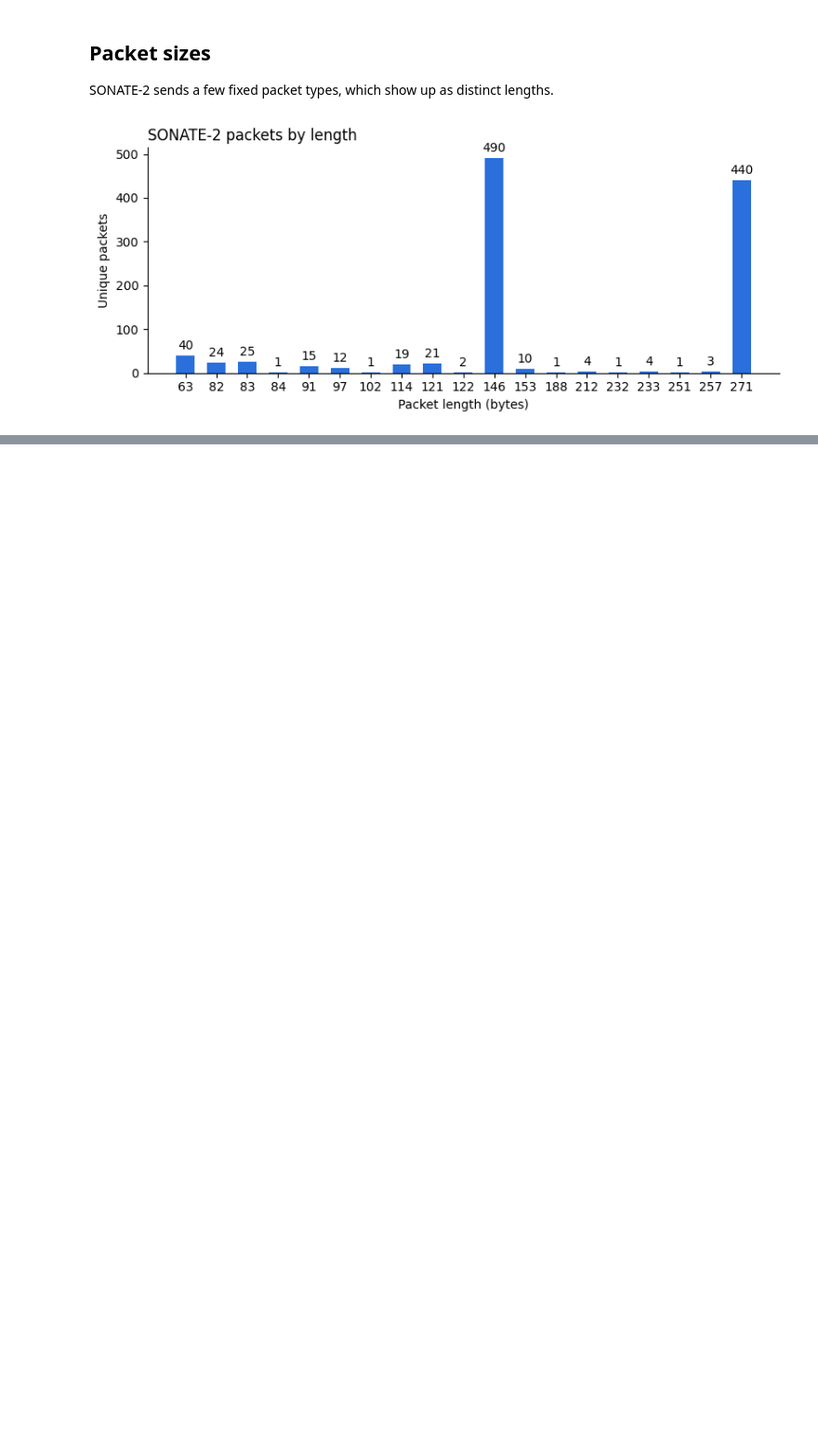
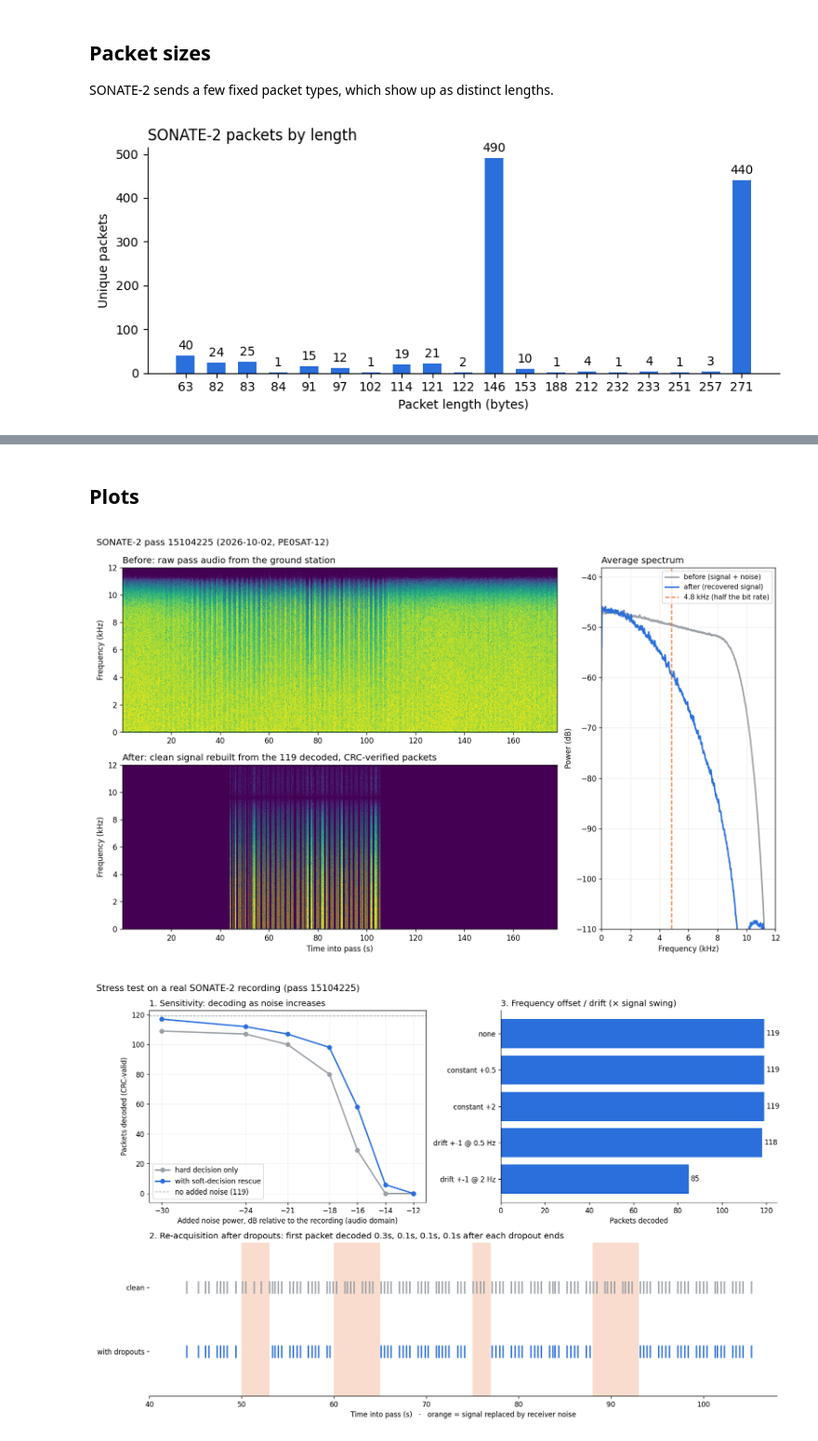
Before and after one commit to nguyen-katie/seds-hack, a Jupyter notebook: satnogs_frames.ipynb, the cells around one changed output, grey strips where cells are left out. Shown at 93% size. Saved outputs shown, nothing was run; the diff lists cells and outputs as text; code cells hidden in the pictures; blank space fills up the shorter version.

```diff
--- a/satnogs_frames.ipynb
+++ b/satnogs_frames.ipynb
@@ -230,0 +337,8 @@ plt.tight_layout()
+# %% [markdown]
+## Plots
+# %%
+for f in ["results/spectrum_15104225.png", "results/stress_test.png", "results/radioml_transfer.png"]:
+    display(Image(f))
+# %% [output]
+[figure, added]
+[figure, added]
```
Also changed, not shown: parts of 13 cells of this notebook, 6 other files.
